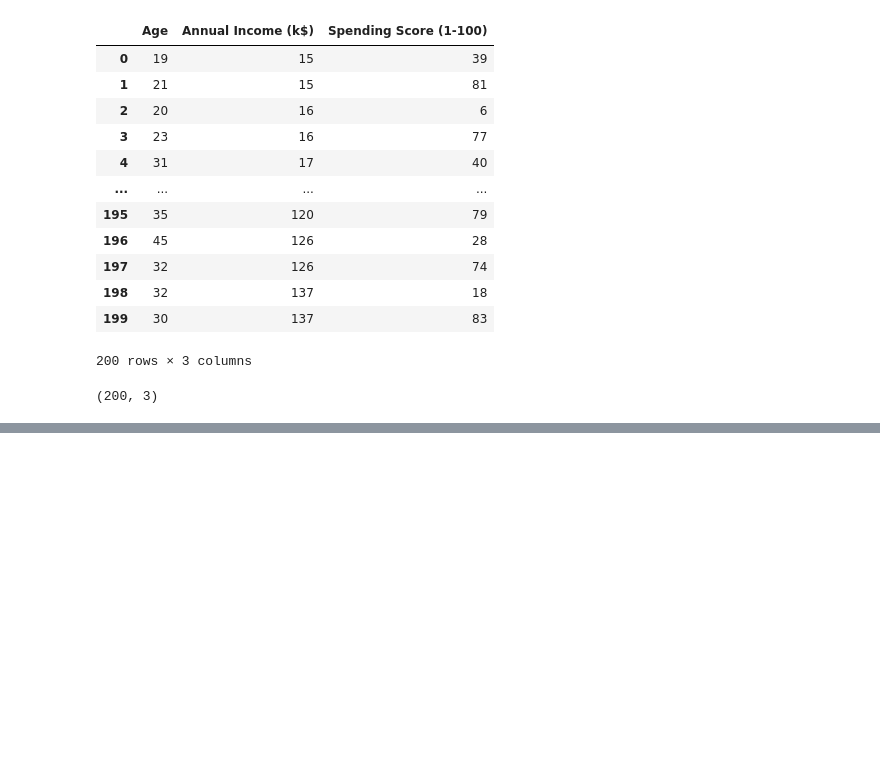
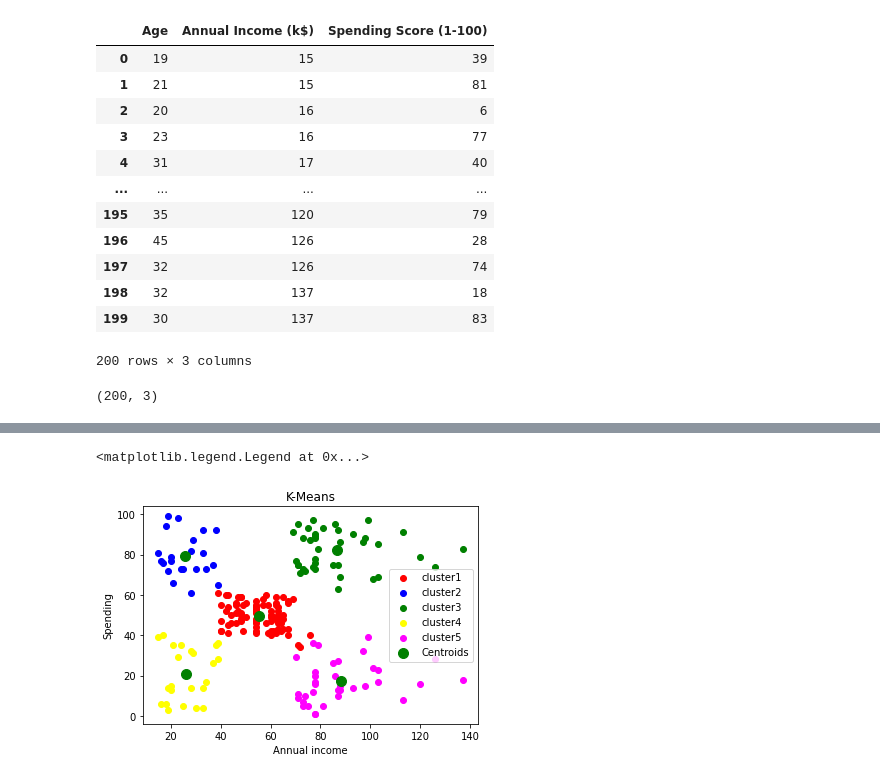
Before and after one commit to Meet200/Machine_Learning-, a Jupyter notebook: Hierarchical_clustering.ipynb, the cells around one changed output, grey strips where cells are left out. Drawn from its saved outputs; the diff is of its cells as text; code cells hidden in the pictures; blank space fills up the shorter version.

```diff
--- a/Hierarchical_clustering.ipynb
+++ b/Hierarchical_clustering.ipynb
@@ -37,0 +99,18 @@ dataset.shape
+# %%
+kmean=KMeans(n_clusters=5,init='k-means++',random_state=0)
+y_kmeans=kmean.fit_predict(x)
+# %%
+# cluster visulization
+plt.scatter(x[y_kmeans==0,0],x[y_kmeans==0,1],c='red',label='cluster1')
+plt.scatter(x[y_kmeans==1,0],x[y_kmeans==1,1],c='blue',label='cluster2')
+plt.scatter(x[y_kmeans==2,0],x[y_kmeans==2,1],c='green',label='cluster3')
+plt.scatter(x[y_kmeans==3,0],x[y_kmeans==3,1],c='yellow',label='cluster4')
+plt.scatter(x[y_kmeans==4,0],x[y_kmeans==4,1],c='magenta',label='cluster5')
+plt.scatter(kmean.cluster_centers_[:, 0], kmean.cluster_centers_[:, 1], s = 100, c = 'green', label = 'Centroids')
+plt.title('K-Means')
+plt.xlabel('Annual income')
+plt.ylabel('Spending')
+plt.legend()
+# %% [output]
+<matplotlib.legend.Legend at 0x...>
+[figure, added]
```
Also changed, not shown: parts of 12 cells of this notebook.
